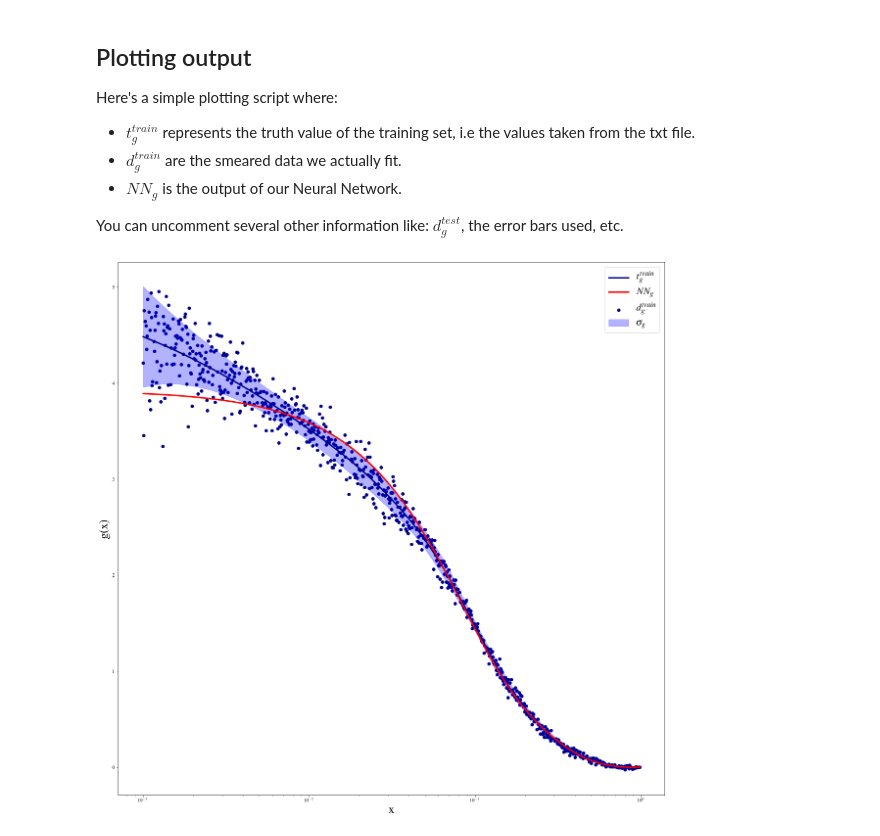
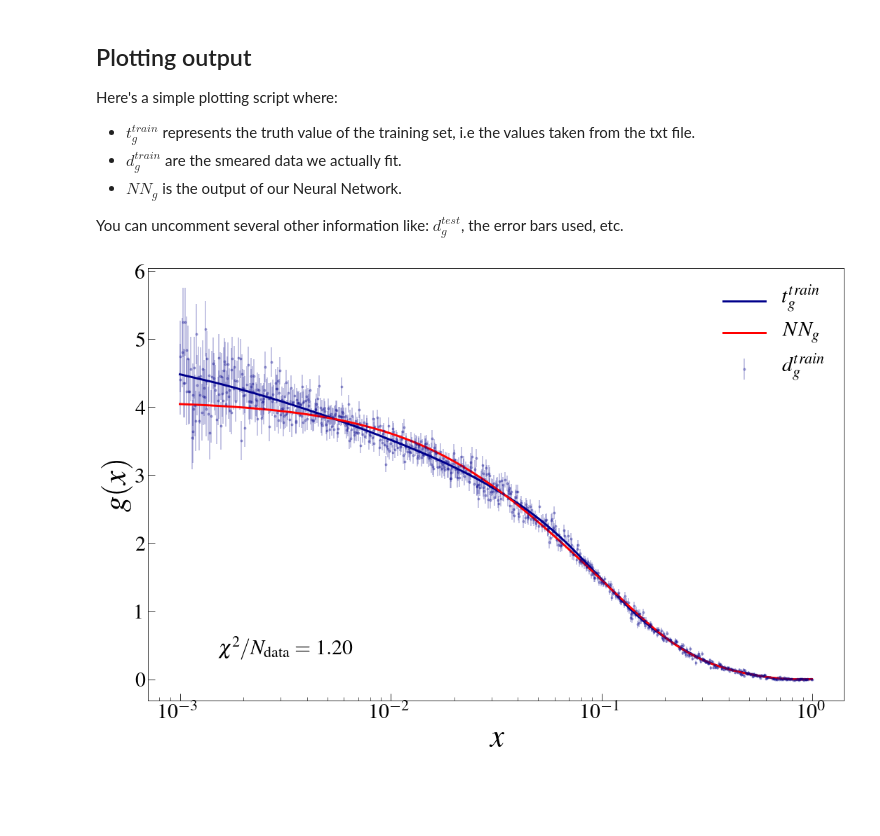
Before and after one commit to LHCfitNikhef/ML4PA, a Jupyter notebook: tutorials/tutorial2/Tutorial2a-NonLinearRegression-NeuralNet.ipynb, the cells around one changed output. Drawn from its saved outputs; the diff is of its cells as text; code cells hidden in the pictures; blank space fills up the shorter version.

```diff
--- a/tutorials/tutorial2/Tutorial2a-NonLinearRegression-NeuralNet.ipynb
+++ b/tutorials/tutorial2/Tutorial2a-NonLinearRegression-NeuralNet.ipynb
@@ -288,29 +310,50 @@ Here's a simple plotting script where:
 
 You can uncomment several other information like: $d_{g}^{test}$, the error bars used, etc.
 # %%
-#predictions = np.array(predictions_values.eval(session=tf.Session()))
+%matplotlib inline
+import matplotlib as mpl
+import matplotlib.pyplot as plt
+from matplotlib import rc
+rc('font',**{'family':'serif','serif':['Times']})
+rc('text', usetex=True)
 
-plt.figure(figsize=(20,20))
+# Compute predictions and chi2 with latest model parameters
+
+prediction_values = model(train_x)
+chi2_per_Ndata = loss_function(prediction_values,train_y,train_sigma).numpy()/N_train
+
+# Plot results
+
+plt.figure(figsize=(15,10))
 ax = plt.subplot(111)
 ax.plot(df_train["x"],df_train["gluon_cv"],color='darkblue',label='$t_{g}^{train}$', lw=3)
 #ax.plot(df_test["x"],df_test["gluon_cv"],color='darkgreen',label='$t_{g}^{test}$',alpha=0.3)
 
-ax.scatter(df_train["x"],train_y, marker="o", color='darkblue',alpha=1.,label='$d_{g}^{train}$')
-#ax.scatter(df_test["x"],test_y,marker="o",  color = 'darkgreen',alpha=1.,label='$d_{g}^{test}$')
+#ax.scatter(df_train["x"],train_y.numpy(), marker="o", color='darkblue',alpha=1.,label='$d_{g}^{train}$')
+#ax.scatter(df_test["x"],test_y.numpy(),marker="o",  color = 'darkgreen',alpha=1.,label='$d_{g}^{test}$')
 
-#ax.errorbar(df_train["x"],train_y,yerr=train_sigma,color='darkblue',label='$d_{g}^{train}$',alpha=0.3)
-#ax.errorbar(df_test["x"],test_y,yerr=test_sigma,color='darkgreen',label='$d_{g}^{test}$',alpha=0.3)
+ax.errorbar(df_train["x"],train_y.numpy(),yerr=train_sigma.numpy(),fmt='.',
+            color='darkblue',label='$d_{g}^{train}$',alpha=0.3)
+#ax.errorbar(df_test["x"],test_y.numpy(),yerr=test_sigma.numpy(),color='darkgreen',label='$d_{g}^{test}$',alpha=0.3)
 
-ax.plot(df_train["x"],predictions_values,color='red',label='$NN_{g}$', lw=3)
-ax.fill_between(df_train["x"],df_train["gluon_cv"]+df_train["gluon_sd"],
-                df_train["gluon_cv"]-df_train["gluon_sd"] ,color='blue',
-                alpha=0.3, label='$\sigma_{g}$')
+ax.plot(df_train["x"],prediction_values.numpy(),color='red',label='$NN_{g}$', lw=3)
+#ax.fill_between(df_train["x"],df_train["gluon_cv"]+df_train["gluon_sd"],
+#                df_train["gluon_cv"]-df_train["gluon_sd"] ,color='blue',
+#                alpha=0.3, label='$\sigma_{g}$')
 
 #df_train.plot(kind='line',x='x',y=['gluon_cv'], yerr='gluon_sd',color=['red'], ax=ax)
+
+ax.text(0.1,0.1,r'$\chi^2/N_{\rm data} = %.2f$'%chi2_per_Ndata,fontsize=30,transform=ax.transAxes)
+
+# Plot settings
 ax.set_xscale('log')
-ax.set_ylabel(r'g(x)',fontsize=25)
-ax.set_xlabel(r'x',fontsize=25)
-ax.legend(loc='best',fontsize=20)
+ax.set_ylabel(r'$g(x)$',fontsize=45)
+ax.set_xlabel(r'$x$',fontsize=45)
+ax.legend(loc='best',fontsize=30,frameon=False)
+ax.tick_params(which='both',direction='in',labelsize=30)
+ax.tick_params(which='major',length=10)
+ax.tick_params(which='minor',length=5)
+plt.tight_layout()
 plt.show()
 # %% [output]
-[figure, old version]
+[figure, new version]
```
Also changed, not shown: parts of 16 cells of this notebook.
